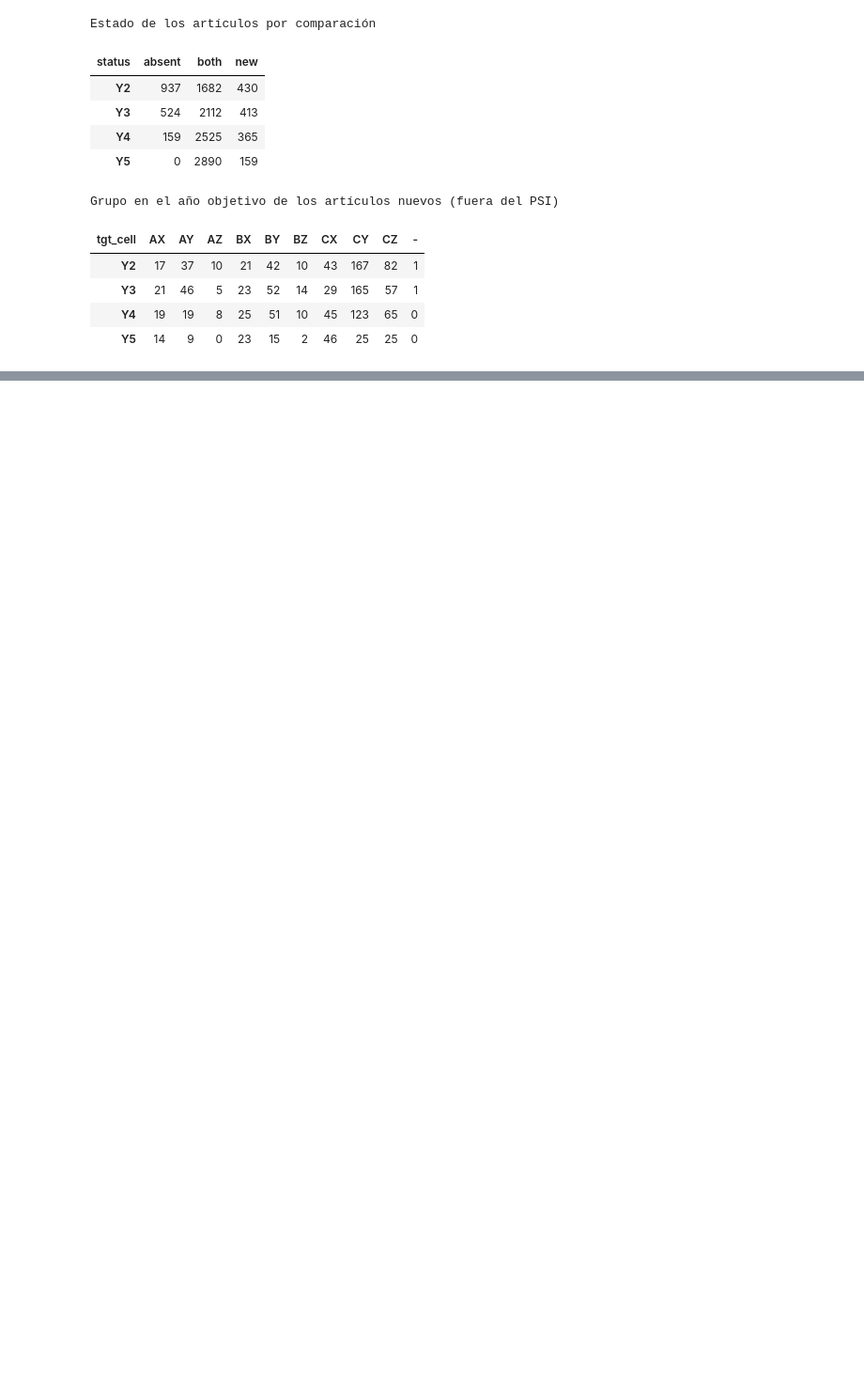
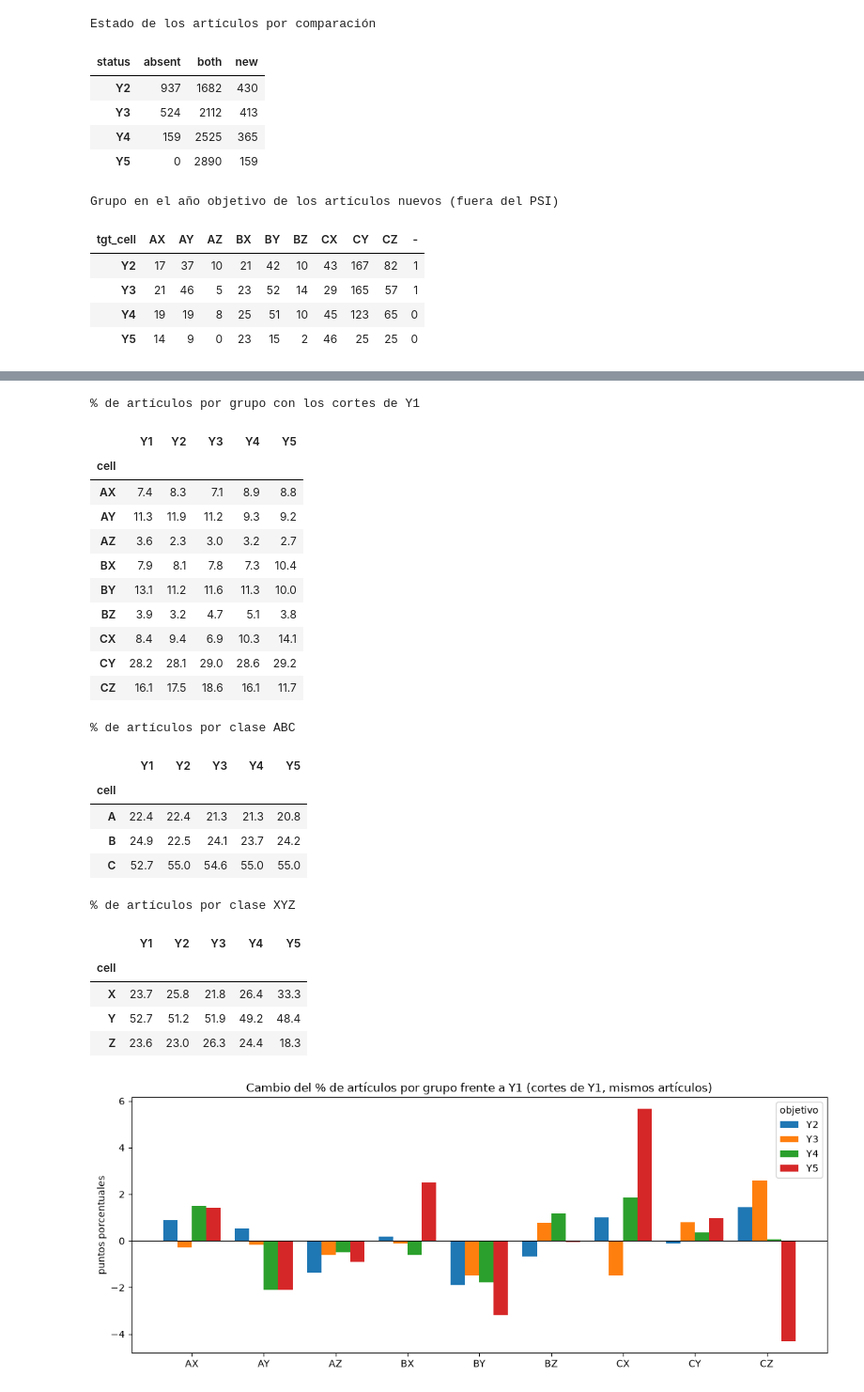
Before and after one commit to JoseSalas98/demand-forecasting-replenishment, a Jupyter notebook: notebooks/02_eda_five_years.ipynb, the cells around one changed output, grey strips where cells are left out. Shown at 94% size. Saved outputs shown, nothing was run; the diff lists cells and outputs as text; code cells hidden in the pictures; blank space fills up the shorter version.

```diff
--- a/notebooks/02_eda_five_years.ipynb
+++ b/notebooks/02_eda_five_years.ipynb
@@ -983,7 +1332,7 @@ year_mats = year_matrices(source_data_artifact, years, seg, wod)
 prior = prior_years_map(list(years))
 inter = {
     target: base_target_classes(year_mats, years, base, target, source_data_artifact, ABC_RULE,
-                                cfg["stability"], CV_CUT_KW)
+                                EDA_PSI, CV_CUT_KW)
     for target, base in prior.items()
 }
 psi_table = pd.DataFrame([r["summary"] for r in inter.values()]).set_index("target")
@@ -1415,0 +1560,50 @@ Mediana de la fuerza estacional (F_S) y de tendencia (F_T) por grupo
+# %%
+# Composición con la regla de Y1: % de artículos por grupo, por clase ABC y por clase XYZ.
+props_fixed = pd.concat({t: r["proportions"].set_index("cell") for t, r in inter_fixed.items()}, axis=1)
+composition_6b = pd.DataFrame({names[0]: props_fixed[(names[1], "base_pct")],
+                               **{t: props_fixed[(t, "target_pct")] for t in names[1:]}})
+display(composition_6b.style.format("{:.1f}").set_caption("% de artículos por grupo con los cortes de Y1"),
+        composition_6b.groupby(composition_6b.index.str[0]).sum().style.format("{:.1f}")
+        .set_caption("% de artículos por clase ABC"),
+        composition_6b.groupby(composition_6b.index.str[1]).sum().style.format("{:.1f}")
+        .set_caption("% de artículos por clase XYZ"))
+
+fig, ax = plt.subplots(figsize=(11, 4.5))
+x = np.arange(len(CELL_LABELS))
+width = 0.8 / len(names[1:])
+for k, t in enumerate(names[1:]):
+    ax.bar(x + k * width, composition_6b.loc[CELL_LABELS, t] - composition_6b.loc[CELL_LABELS, names[0]],
+           width, label=t)
+ax.axhline(0, color="black", linewidth=0.8)
+ax.set_xticks(x + width * (len(names) - 2) / 2, CELL_LABELS)
+ax.set(title="Cambio del % de artículos por grupo frente a Y1 (cortes de Y1, mismos artículos)",
+       ylabel="puntos porcentuales")
+ax.legend(title="objetivo")
+fig.tight_layout()
+plt.show()
+# %% [output]
+% de artículos por grupo con los cortes de Y1
+|  | Y1 | Y2 | Y3 | Y4 | Y5 |
+| cell |  |  |  |  |  |
+| AX | 7.4 | 8.3 | 7.1 | 8.9 | 8.8 |
+| AY | 11.3 | 11.9 | 11.2 | 9.3 | 9.2 |
+| AZ | 3.6 | 2.3 | 3.0 | 3.2 | 2.7 |
+| BX | 7.9 | 8.1 | 7.8 | 7.3 | 10.4 |
+| BY | 13.1 | 11.2 | 11.6 | 11.3 | 10.0 |
+| BZ | 3.9 | 3.2 | 4.7 | 5.1 | 3.8 |
+| CX | 8.4 | 9.4 | 6.9 | 10.3 | 14.1 |
+| CY | 28.2 | 28.1 | 29.0 | 28.6 | 29.2 |
+| CZ | 16.1 | 17.5 | 18.6 | 16.1 | 11.7 |
+% de artículos por clase ABC
+|  | Y1 | Y2 | Y3 | Y4 | Y5 |
+| cell |  |  |  |  |  |
+| A | 22.4 | 22.4 | 21.3 | 21.3 | 20.8 |
+| B | 24.9 | 22.5 | 24.1 | 23.7 | 24.2 |
+| C | 52.7 | 55.0 | 54.6 | 55.0 | 55.0 |
+% de artículos por clase XYZ
+|  | Y1 | Y2 | Y3 | Y4 | Y5 |
+| cell |  |  |  |  |  |
+| X | 23.7 | 25.8 | 21.8 | 26.4 | 33.3 |
+| Y | 52.7 | 51.2 | 51.9 | 49.2 | 48.4 |
+| Z | 23.6 | 23.0 | 26.3 | 24.4 | 18.3 |
+[figure, added]
```
Also changed, not shown: parts of 66 cells of this notebook, 1 other file.
